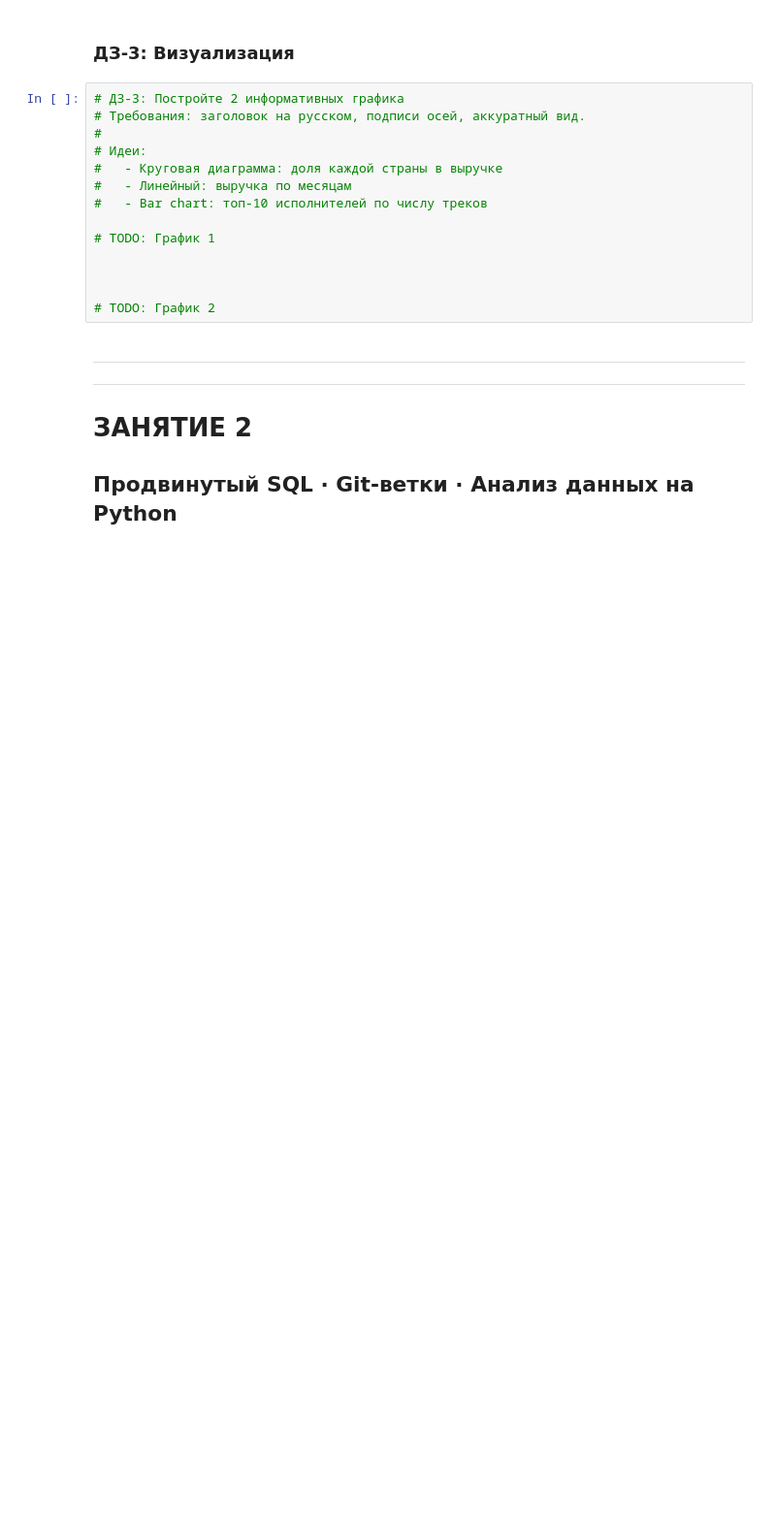
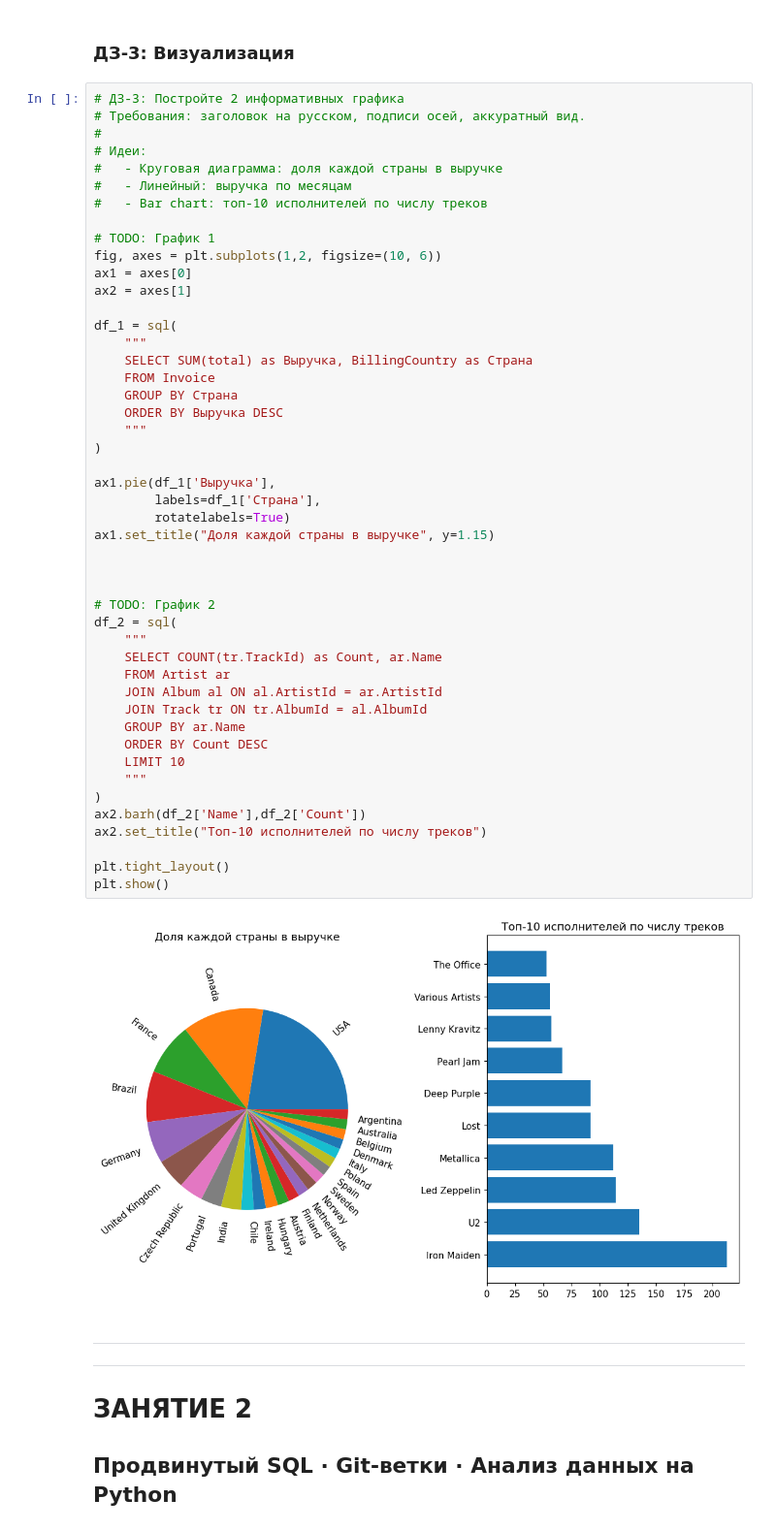
Before and after one commit to DarkAPT/TSU-Practice-1-2, a Jupyter notebook: practice_git_python_sql.ipynb, the cells around one changed output. Shown at 97% size. Saved outputs shown, nothing was run; the diff lists cells and outputs as text; blank space fills up the shorter version.

```diff
--- a/practice_git_python_sql.ipynb
+++ b/practice_git_python_sql.ipynb
@@ -734,17 +727,52 @@ print("Раскомментируйте и выполните команды в
 # %%
 # ДЗ-3: Постройте 2 информативных графика
 # Требования: заголовок на русском, подписи осей, аккуратный вид.
 #
 # Идеи:
 #   - Круговая диаграмма: доля каждой страны в выручке
 #   - Линейный: выручка по месяцам
 #   - Bar chart: топ-10 исполнителей по числу треков
 
 # TODO: График 1
+fig, axes = plt.subplots(1,2, figsize=(10, 6))
+ax1 = axes[0]
+ax2 = axes[1]
+
+df_1 = sql(
+    """
+    SELECT SUM(total) as Выручка, BillingCountry as Страна
+    FROM Invoice
+    GROUP BY Страна
+    ORDER BY Выручка DESC
+    """
+)
+
+ax1.pie(df_1['Выручка'],
+        labels=df_1['Страна'],
+        rotatelabels=True)
+ax1.set_title("Доля каждой страны в выручке", y=1.15)
 
 
 
 # TODO: График 2
+df_2 = sql(
+    """
+    SELECT COUNT(tr.TrackId) as Count, ar.Name
+    FROM Artist ar
+    JOIN Album al ON al.ArtistId = ar.ArtistId
+    JOIN Track tr ON tr.AlbumId = al.AlbumId
+    GROUP BY ar.Name
+    ORDER BY Count DESC
+    LIMIT 10
+    """
+)
+ax2.barh(df_2['Name'],df_2['Count'])
+ax2.set_title("Топ-10 исполнителей по числу треков")
+
+plt.tight_layout()
+plt.show()
+# %% [output]
+[figure, added]
 # %% [markdown]
 ---
 ---
```
Also changed, not shown: parts of 2 cells of this notebook.
